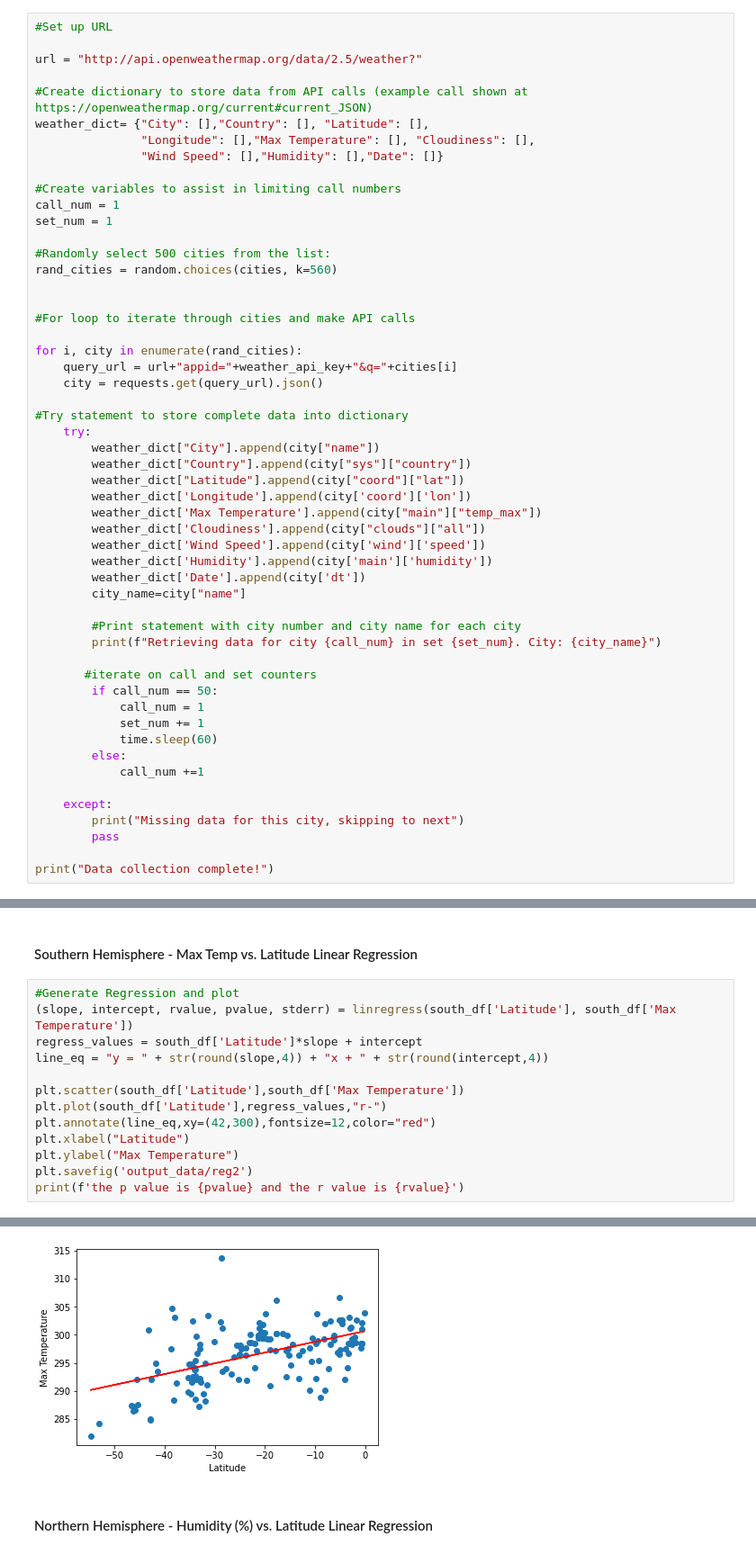
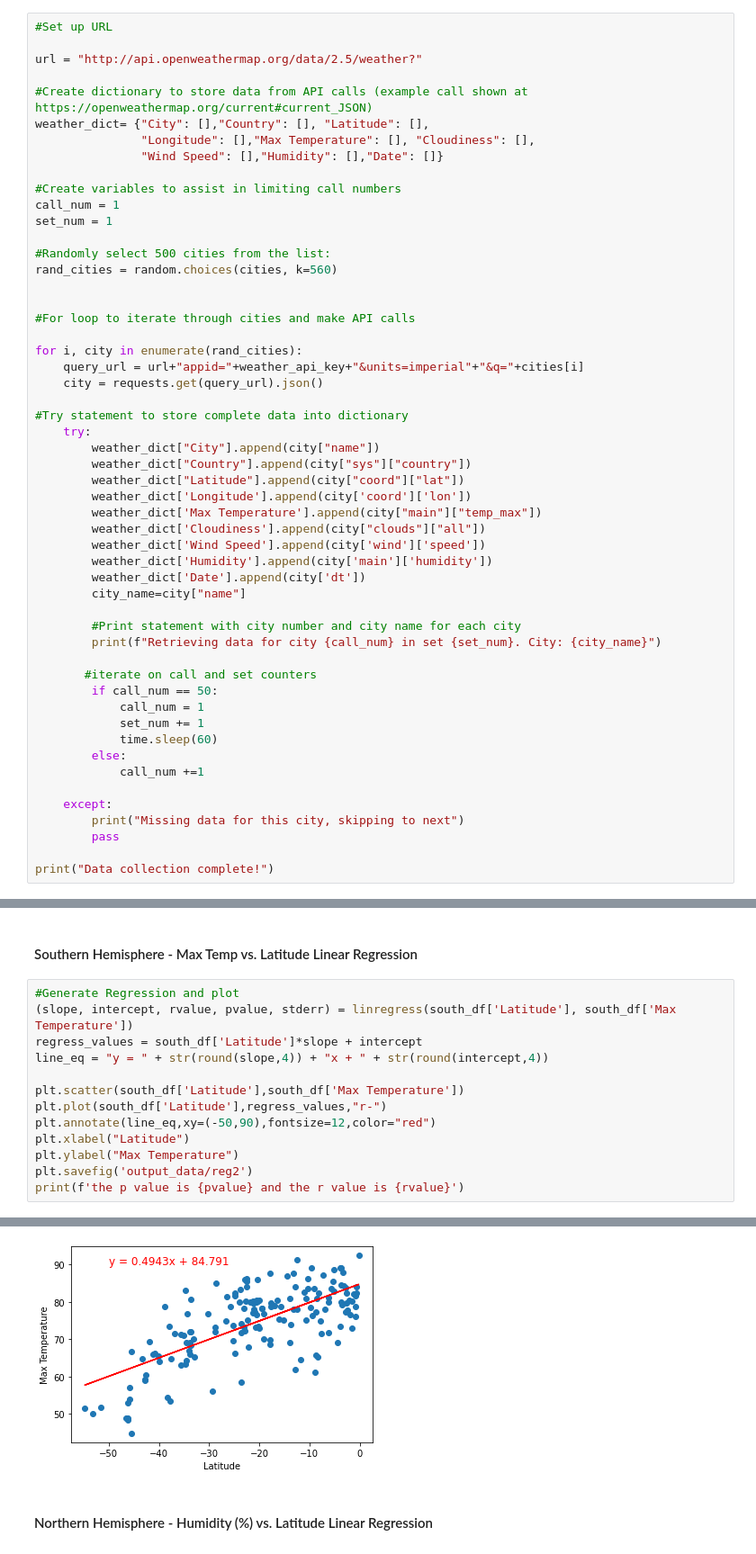
Before and after one commit to NeilTipton193/python-API-challenge, a Jupyter notebook: python-API-challenge-main/WeatherPy/starter_code/WeatherPy.ipynb, the cells around one changed output, grey strips where cells are left out. Shown: that part at 90% size. Saved outputs shown, nothing was run; the diff lists cells and outputs as text.

Commit message:
Updated WeatherPy, VacationPy

```diff
--- a/python-API-challenge-main/WeatherPy/starter_code/WeatherPy.ipynb
+++ b/python-API-challenge-main/WeatherPy/starter_code/WeatherPy.ipynb
@@ -78,7 +78,7 @@ rand_cities = random.choices(cities, k=560)
 #For loop to iterate through cities and make API calls
 
 for i, city in enumerate(rand_cities):
-    query_url = url+"appid="+weather_api_key+"&q="+cities[i]
+    query_url = url+"appid="+weather_api_key+"&units=imperial"+"&q="+cities[i]
     city = requests.get(query_url).json()
 
 #Try statement to store complete data into dictionary
@@ -264,7 +264,7 @@ line_eq = "y = " + str(round(slope,4)) + "x + " + str(round(intercept,4))
 
 plt.scatter(south_df['Latitude'],south_df['Max Temperature'])
 plt.plot(south_df['Latitude'],regress_values,"r-")
-plt.annotate(line_eq,xy=(42,300),fontsize=12,color="red")
+plt.annotate(line_eq,xy=(-50,90),fontsize=12,color="red")
 plt.xlabel("Latitude")
 plt.ylabel("Max Temperature")
 plt.savefig('output_data/reg2')
@@ -274,4 +274,4 @@ the p value is 2.1870029992883318e-11 and the r value is 0.5162703086368006
-[figure, old version]
+[figure, new version]
 # %% [markdown]
 ####  Northern Hemisphere - Humidity (%) vs. Latitude Linear Regression
 # %%
```
Also changed, not shown: parts of 16 cells of this notebook, 13 other files.
